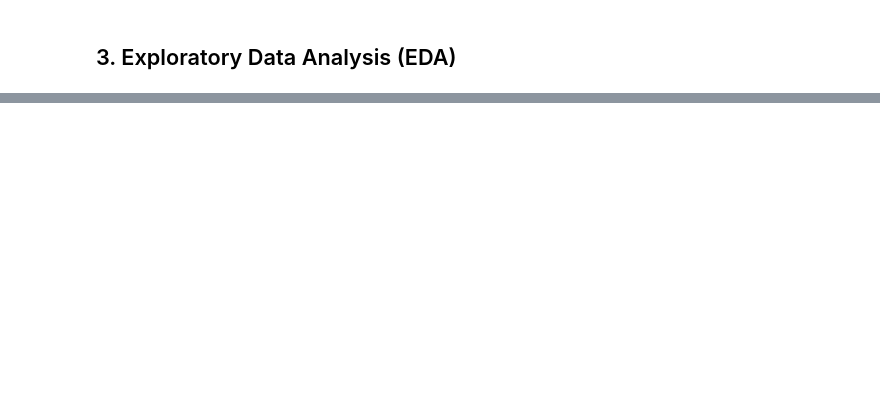
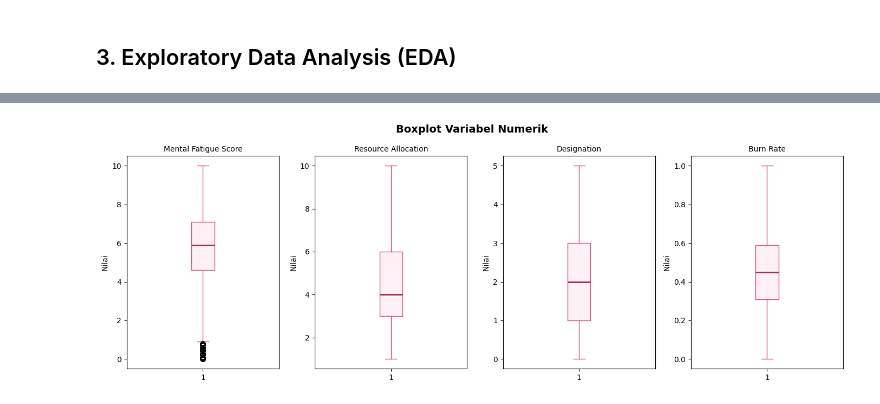
Before and after one commit to Dellviea/burnout-fuzzy, a Jupyter notebook: notebook/burnout_fuzzy.ipynb, the cells around one changed output, grey strips where cells are left out. Drawn from its saved outputs; the diff is of its cells as text; code cells hidden in the pictures; blank space fills up the shorter version.

```diff
--- a/notebook/burnout_fuzzy.ipynb
+++ b/notebook/burnout_fuzzy.ipynb
@@ -268,0 +134,19 @@ print("\nFuzzy features terbukti meningkatkan akurasi RF!")
+# %%
+# boxplot untuk cek outlier
+fig, axes = plt.subplots(1, 4, figsize=(14, 5))
+fig.suptitle('Boxplot Variabel Numerik', fontsize=14, fontweight='bold')
+
+for i, col in enumerate(num_cols):
+    axes[i].boxplot(df[col].dropna(), patch_artist=True,
+                    boxprops=dict(facecolor='#FFF0F5', color='#D4537E'),
+                    medianprops=dict(color='#993556', linewidth=2),
+                    whiskerprops=dict(color='#D4537E'),
+                    capprops=dict(color='#D4537E'),
+                    flierprops=dict(marker='o', color='#D4537E', alpha=0.5))
+    axes[i].set_title(col, fontsize=10)
+    axes[i].set_ylabel('Nilai')
+
+plt.tight_layout()
+plt.show()
+# %% [output]
+[figure, added]
```
Also changed, not shown: parts of 66 cells of this notebook, 2 other files.
